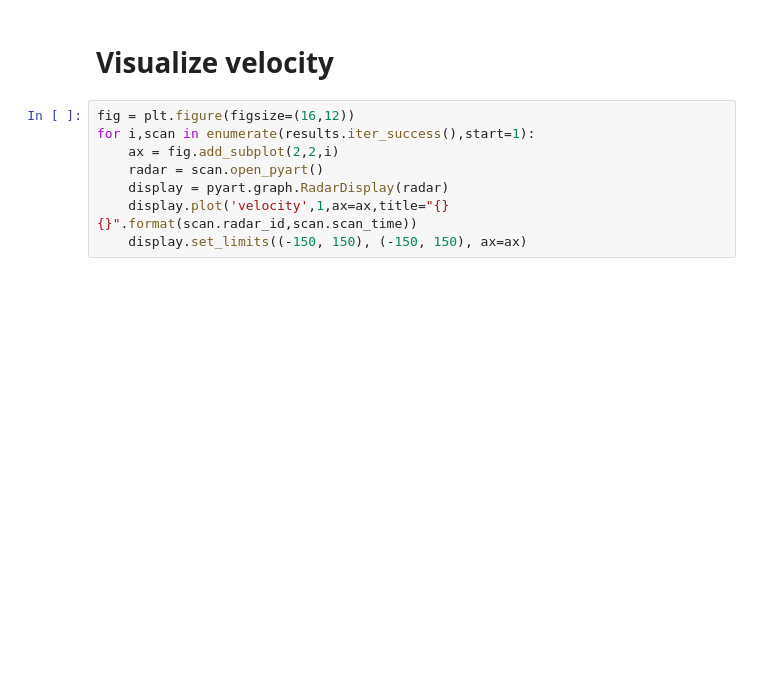
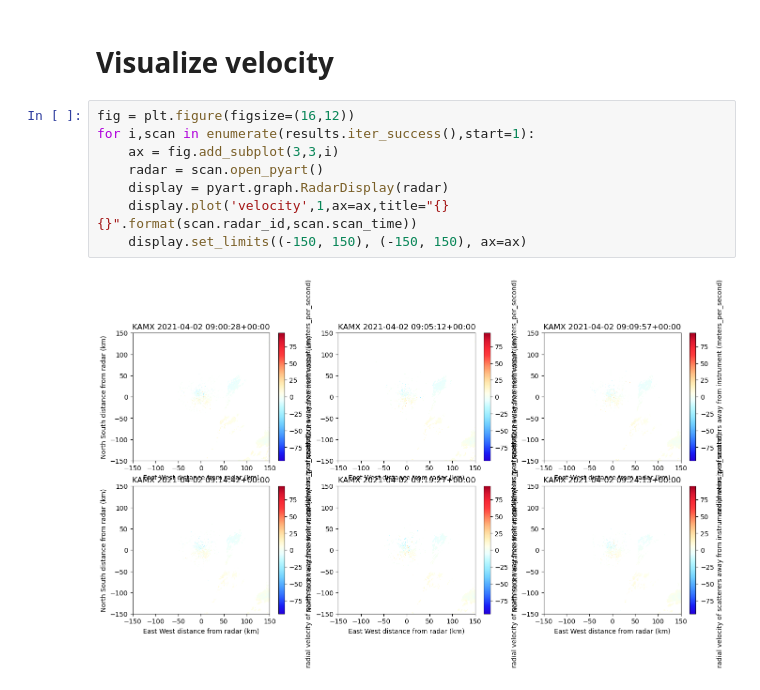
Before and after one commit to weecology/everglades_radar, a Jupyter notebook: Download.ipynb, the cells around one changed output. Cells and saved outputs as stored; diff of their text form; blank space fills up the shorter version.

```diff
--- a/Download.ipynb
+++ b/Download.ipynb
@@ -65,8 +67,10 @@ for i,scan in enumerate(results.iter_success(),start=1):
 # %%
 fig = plt.figure(figsize=(16,12))
 for i,scan in enumerate(results.iter_success(),start=1):
-    ax = fig.add_subplot(2,2,i)
+    ax = fig.add_subplot(3,3,i)
     radar = scan.open_pyart()
     display = pyart.graph.RadarDisplay(radar)
     display.plot('velocity',1,ax=ax,title="{} {}".format(scan.radar_id,scan.scan_time))
     display.set_limits((-150, 150), (-150, 150), ax=ax)
+# %% [output]
+[figure, added]
```
Also changed, not shown: parts of 5 cells of this notebook.
